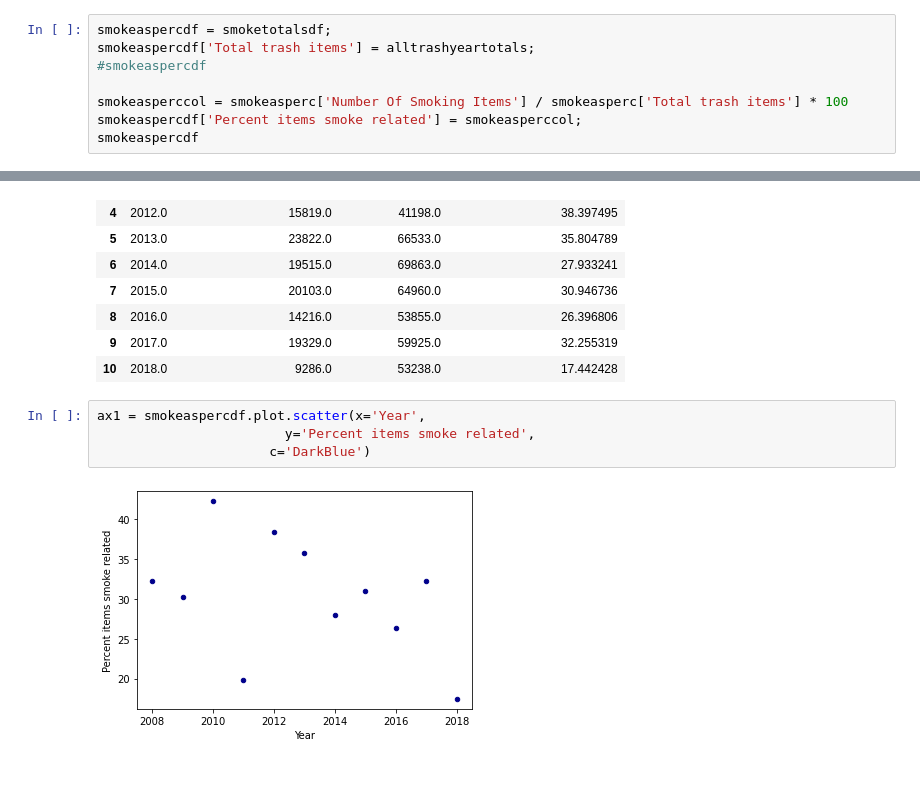
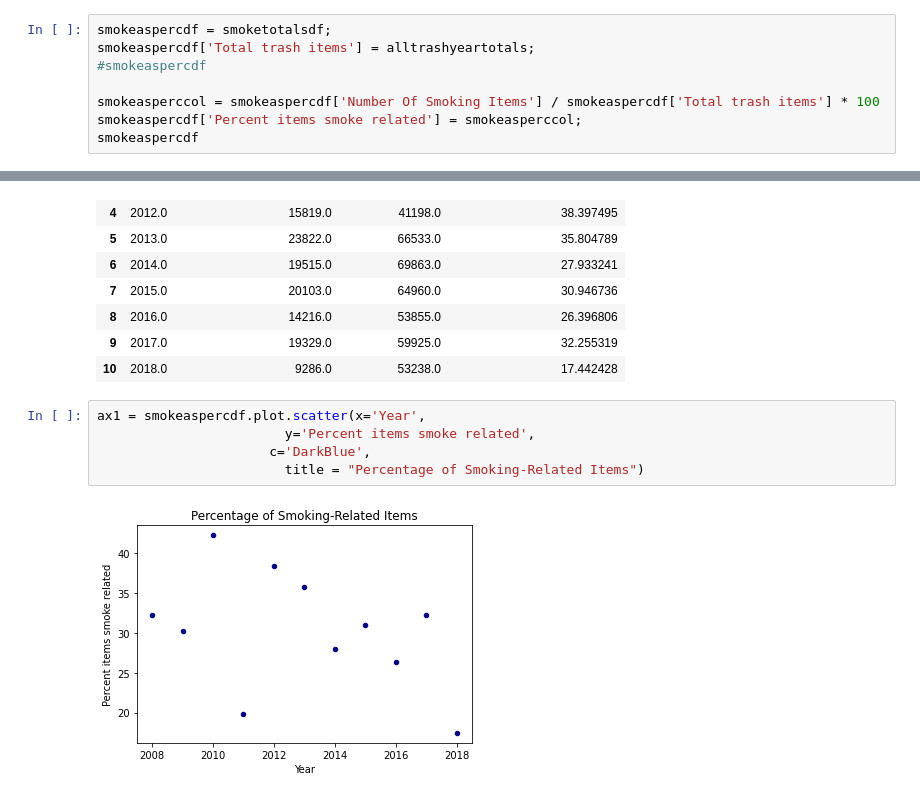
Before and after one commit to mariavanv/CISC367, a Jupyter notebook: Midterm/Messy.ipynb, the cells around one changed output, grey strips where cells are left out. Saved outputs shown, nothing was run; the diff lists cells and outputs as text.

```diff
--- a/Midterm/Messy.ipynb
+++ b/Midterm/Messy.ipynb
@@ -379,7 +389,7 @@ smokeaspercdf = smoketotalsdf;
 smokeaspercdf['Total trash items'] = alltrashyeartotals;
 #smokeaspercdf
 
-smokeasperccol = smokeasperc['Number Of Smoking Items'] / smokeasperc['Total trash items'] * 100
+smokeasperccol = smokeaspercdf['Number Of Smoking Items'] / smokeaspercdf['Total trash items'] * 100
 smokeaspercdf['Percent items smoke related'] = smokeasperccol;
 smokeaspercdf
 # %% [output]
@@ -398,9 +408,10 @@ smokeaspercdf
 # %%
 ax1 = smokeaspercdf.plot.scatter(x='Year',
                         y='Percent items smoke related',
-                      c='DarkBlue')
+                      c='DarkBlue',
+                        title = "Percentage of Smoking-Related Items")
 # %% [output]
-[figure, old version]
+[figure, new version]
 # %%
 %matplotlib inline
 
```
Also changed, not shown: parts of 15 cells of this notebook.
